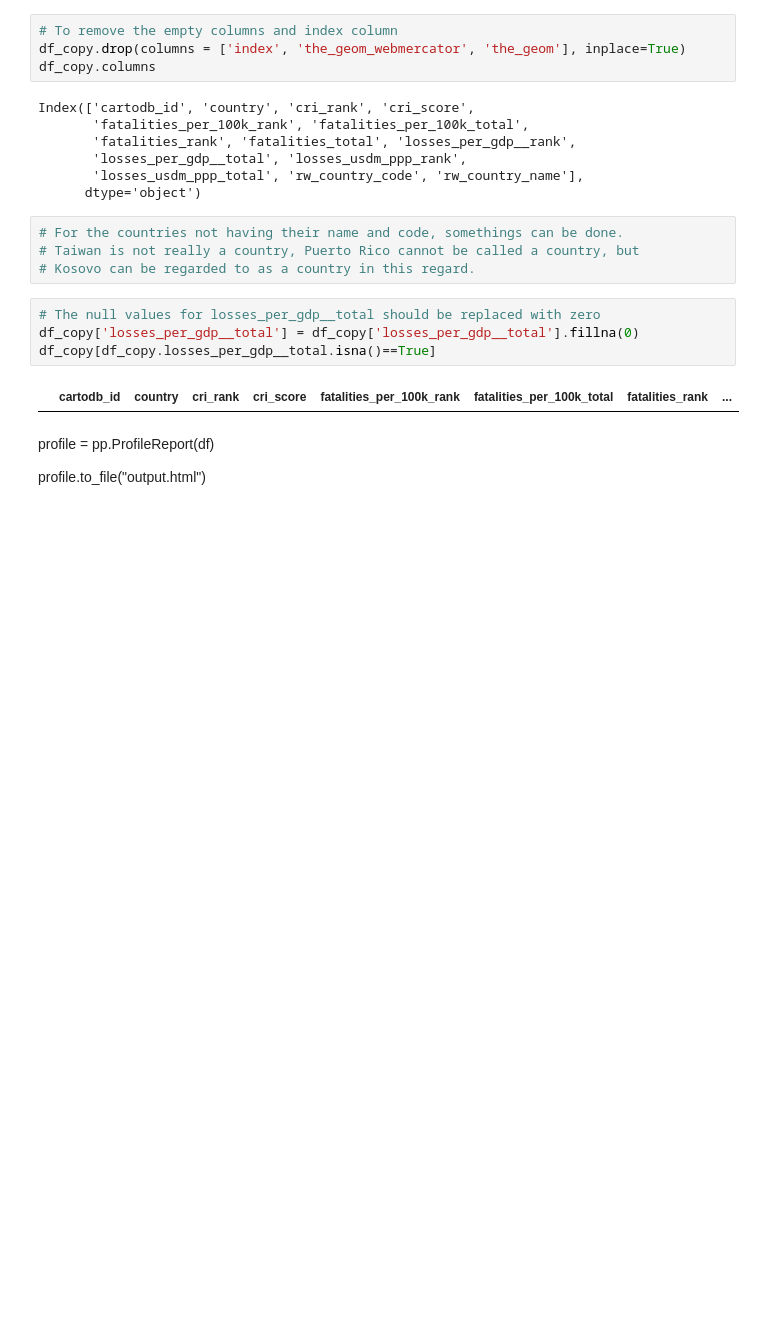
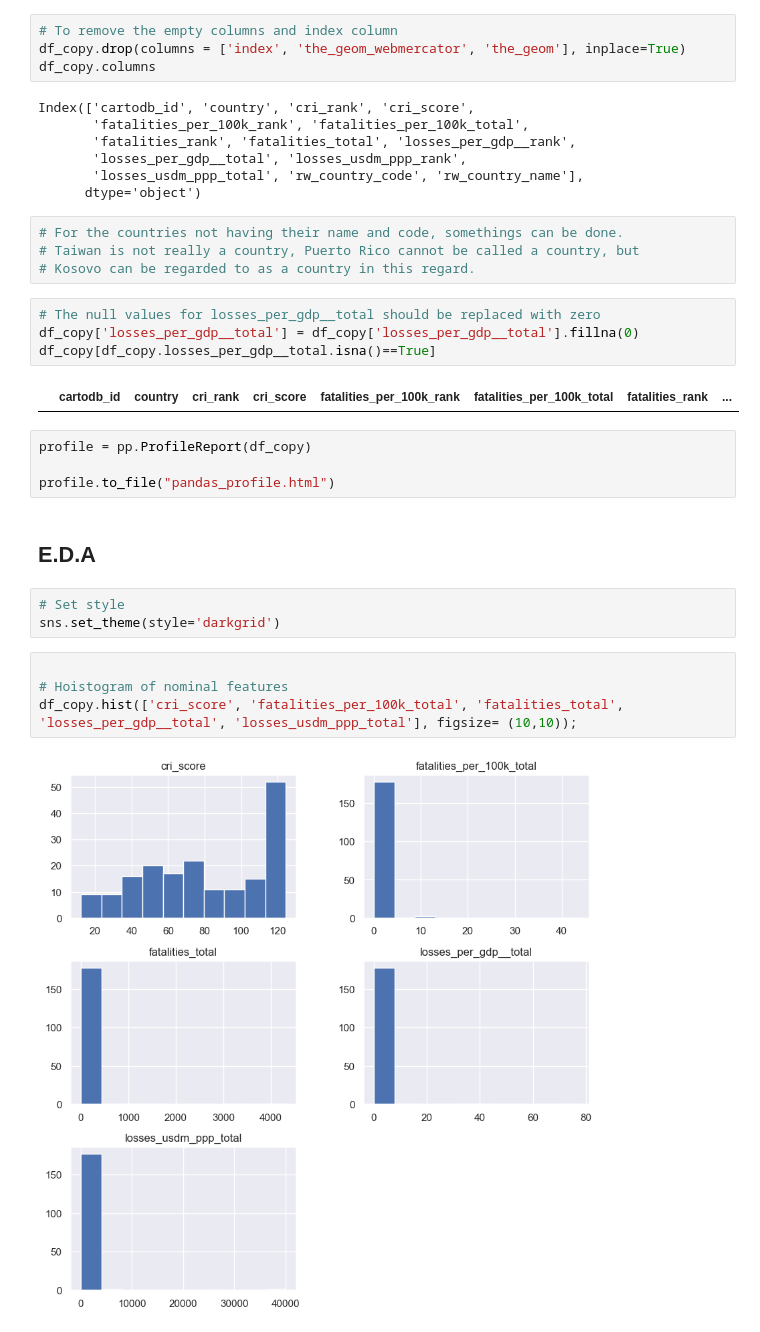
Before and after one commit to Zion-Zion/HAMOYE-Stage-B, a Jupyter notebook: EDA for Stage B.ipynb, the cells around one changed output. Cells and saved outputs as stored; diff of their text form; blank space fills up the shorter version.

Commit message:
Started some charts

```diff
--- a/EDA for Stage B.ipynb
+++ b/EDA for Stage B.ipynb
@@ -174,7 +179,18 @@ df_copy['losses_per_gdp__total'] = df_copy['losses_per_gdp__total'].fillna(0)
 df_copy[df_copy.losses_per_gdp__total.isna()==True]
 # %% [output]
 |  | cartodb_id | country | cri_rank | cri_score | fatalities_per_100k_rank | fatalities_per_100k_total | fatalities_rank | ... |
-# %% [markdown]
-profile = pp.ProfileReport(df)
-
-profile.to_file("output.html")
+# %%
+profile = pp.ProfileReport(df_copy)
+
+profile.to_file("pandas_profile.html")
+# %% [markdown]
+## E.D.A
+# %%
+# Set style
+sns.set_theme(style='darkgrid')
+# %%
+
+# Hoistogram of nominal features
+df_copy.hist(['cri_score', 'fatalities_per_100k_total', 'fatalities_total', 'losses_per_gdp__total', 'losses_usdm_ppp_total'], figsize= (10,10));
+# %% [output]
+[figure, added]
```
Also changed, not shown: parts of 7 cells of this notebook, 1 other file.
